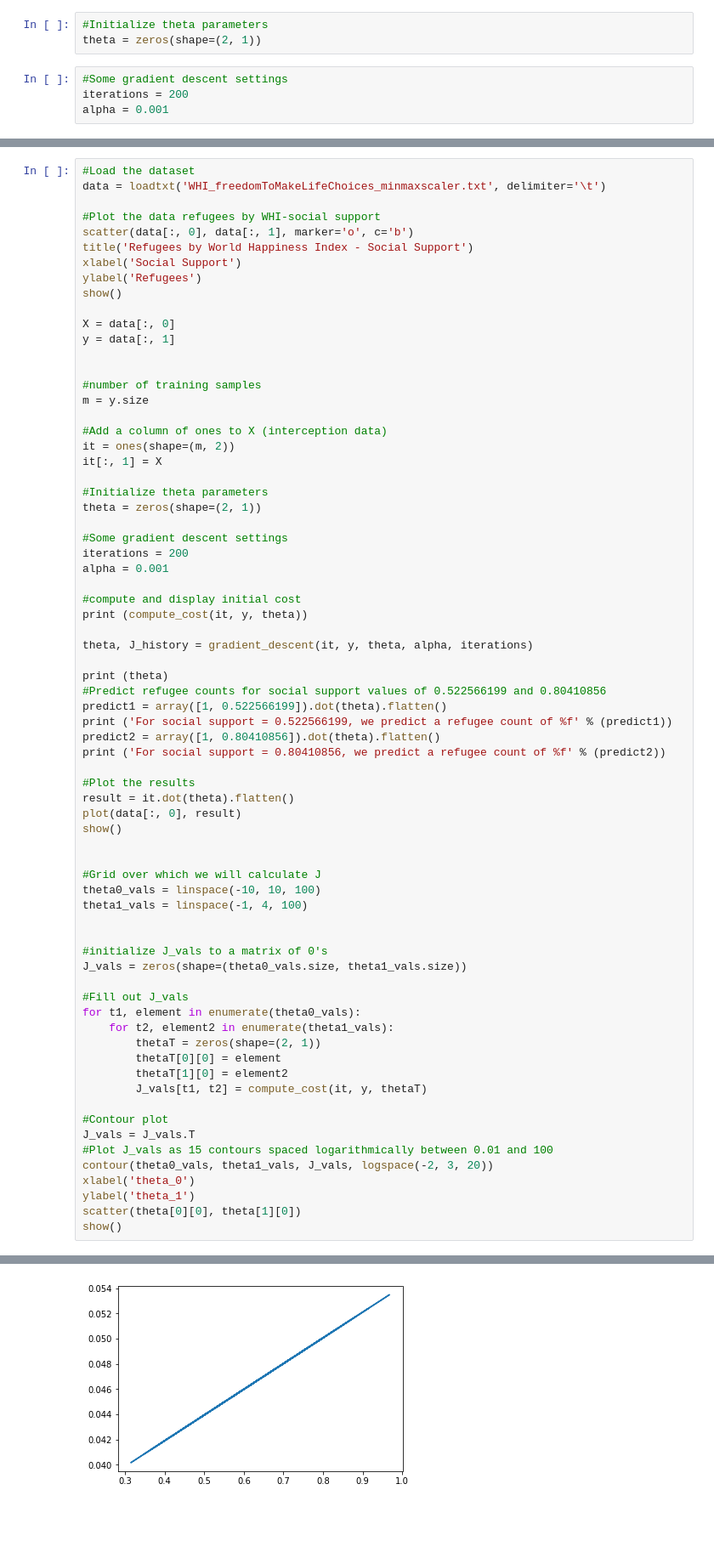
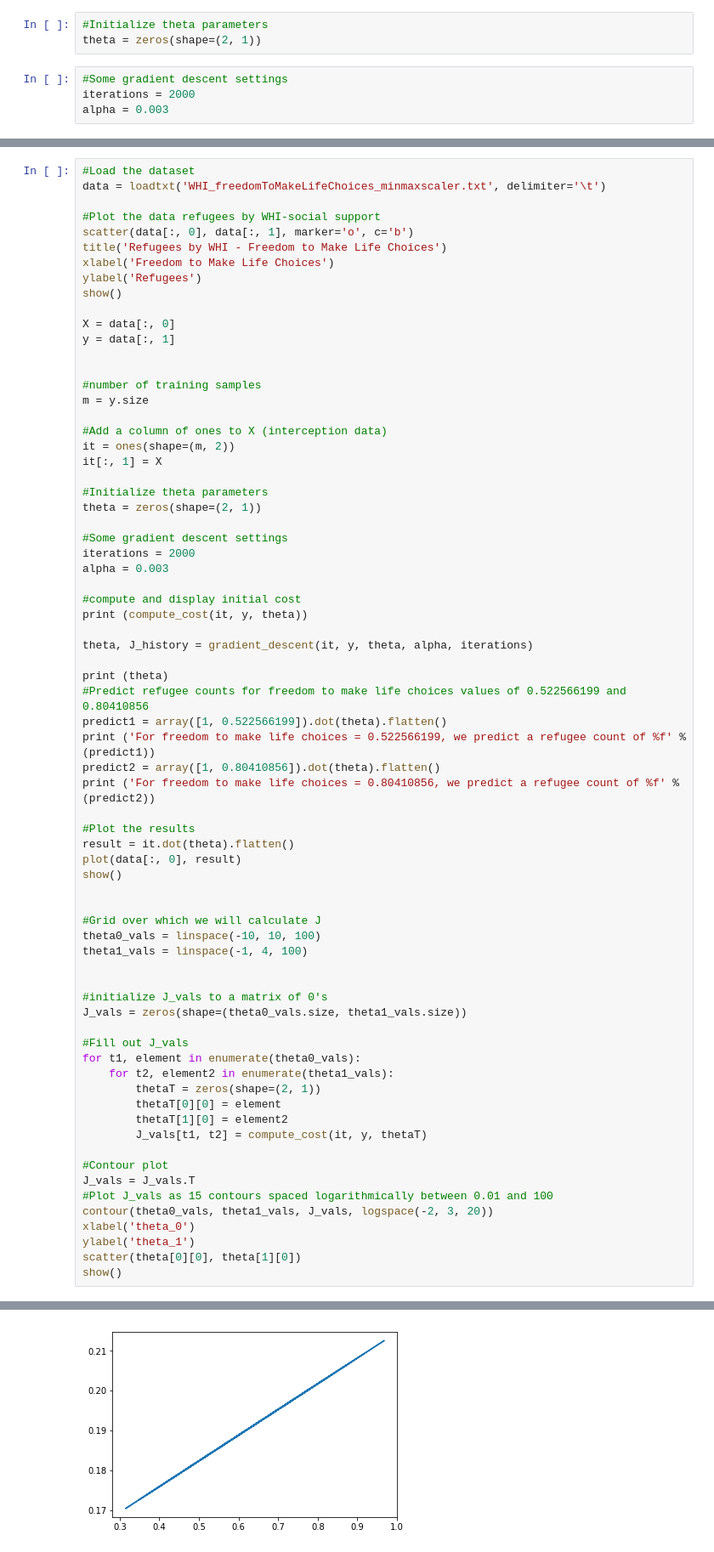
Before and after one commit to esthermead/WHI, a Jupyter notebook: WHI_socialSupport_and_freedomToMakeLifeChoices.ipynb, the cells around one changed output, grey strips where cells are left out. Shown: that part at 85% size. Cells and saved outputs as stored; diff of their text form; blank space fills up the shorter version.

```diff
--- a/WHI_socialSupport_and_freedomToMakeLifeChoices.ipynb
+++ b/WHI_socialSupport_and_freedomToMakeLifeChoices.ipynb
@@ -29,8 +29,8 @@ it[:, 1] = X
 theta = zeros(shape=(2, 1))
 # %%
 #Some gradient descent settings
-iterations = 200
-alpha = 0.001
+iterations = 2000
+alpha = 0.003
 # %%
 #Evaluate the linear regression
 def compute_cost(X, y, theta):
@@ -77,8 +77,8 @@ data = loadtxt('WHI_freedomToMakeLifeChoices_minmaxscaler.txt', delimiter='\t')
 
 #Plot the data refugees by WHI-social support
 scatter(data[:, 0], data[:, 1], marker='o', c='b')
-title('Refugees by World Happiness Index - Social Support')
-xlabel('Social Support')
+title('Refugees by WHI - Freedom to Make Life Choices')
+xlabel('Freedom to Make Life Choices')
 ylabel('Refugees')
 show()
 
@@ -97,8 +97,8 @@ it[:, 1] = X
 theta = zeros(shape=(2, 1))
 
 #Some gradient descent settings
-iterations = 200
-alpha = 0.001
+iterations = 2000
+alpha = 0.003
 
 #compute and display initial cost
 print (compute_cost(it, y, theta))
@@ -106,11 +106,11 @@ print (compute_cost(it, y, theta))
 theta, J_history = gradient_descent(it, y, theta, alpha, iterations)
 
 print (theta)
-#Predict refugee counts for social support values of 0.522566199 and 0.80410856
+#Predict refugee counts for freedom to make life choices values of 0.522566199 and 0.80410856
 predict1 = array([1, 0.522566199]).dot(theta).flatten()
-print ('For social support = 0.522566199, we predict a refugee count of %f' % (predict1))
+print ('For freedom to make life choices = 0.522566199, we predict a refugee count of %f' % (predict1))
 predict2 = array([1, 0.80410856]).dot(theta).flatten()
-print ('For social support = 0.80410856, we predict a refugee count of %f' % (predict2))
+print ('For freedom to make life choices = 0.80410856, we predict a refugee count of %f' % (predict2))
 
 #Plot the results
 result = it.dot(theta).flatten()
@@ -152 +152 @@ For social support = 0.80410856, we predict a refugee count of 0.050157
-[figure, old version]
+[figure, new version]
```
Also changed, not shown: parts of 3 cells of this notebook, 1 other file.
